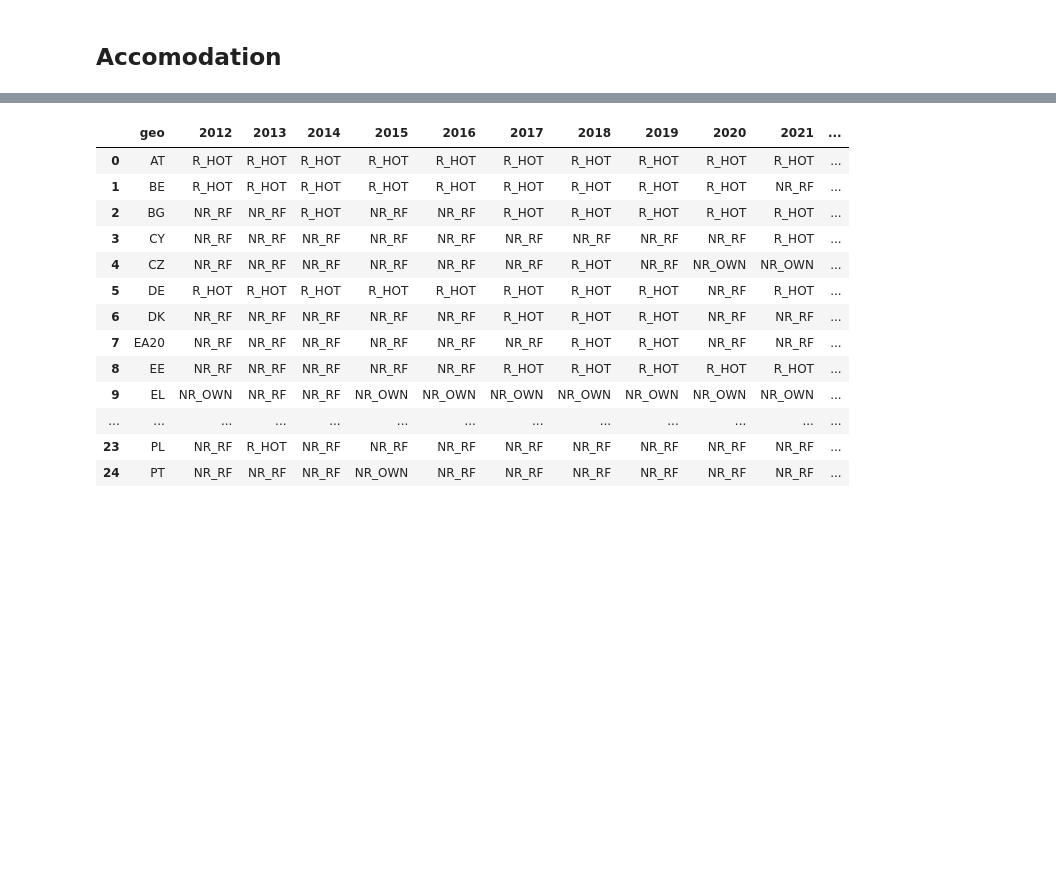
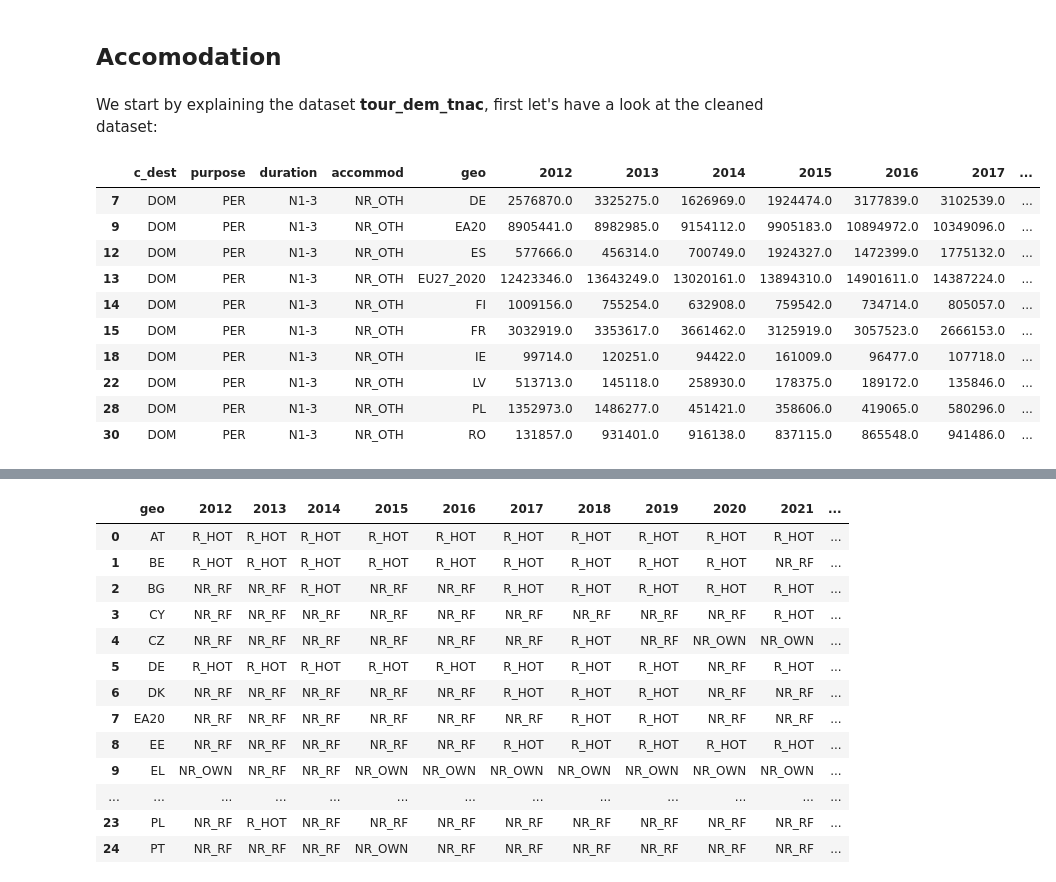
Before and after one commit to com-480-data-visualization/EUFLOW, a Jupyter notebook: analysis.ipynb, the cells around one changed output, grey strips where cells are left out. Cells and saved outputs as stored; diff of their text form; code cells hidden in the pictures; blank space fills up the shorter version.

```diff
--- a/analysis.ipynb
+++ b/analysis.ipynb
@@ -477,2 +512,18 @@ plt.show()
 # %% [markdown]
 ## Accomodation
+# %% [markdown]
+We start by explaining the dataset **tour_dem_tnac**, first let's have a look at the cleaned dataset:
+# %%
+tnac_cleaned.head(10)
+# %% [output]
+|  | c_dest | purpose | duration | accommod | geo | 2012 | 2013 | 2014 | 2015 | 2016 | 2017 | ... |
+| 7 | DOM | PER | N1-3 | NR_OTH | DE | 2576870.0 | 3325275.0 | 1626969.0 | 1924474.0 | 3177839.0 | 3102539.0 | ... |
+| 9 | DOM | PER | N1-3 | NR_OTH | EA20 | 8905441.0 | 8982985.0 | 9154112.0 | 9905183.0 | 10894972.0 | 10349096.0 | ... |
+| 12 | DOM | PER | N1-3 | NR_OTH | ES | 577666.0 | 456314.0 | 700749.0 | 1924327.0 | 1472399.0 | 1775132.0 | ... |
+| 13 | DOM | PER | N1-3 | NR_OTH | EU27_2020 | 12423346.0 | 13643249.0 | 13020161.0 | 13894310.0 | 14901611.0 | 14387224.0 | ... |
+| 14 | DOM | PER | N1-3 | NR_OTH | FI | 1009156.0 | 755254.0 | 632908.0 | 759542.0 | 734714.0 | 805057.0 | ... |
+| 15 | DOM | PER | N1-3 | NR_OTH | FR | 3032919.0 | 3353617.0 | 3661462.0 | 3125919.0 | 3057523.0 | 2666153.0 | ... |
+| 18 | DOM | PER | N1-3 | NR_OTH | IE | 99714.0 | 120251.0 | 94422.0 | 161009.0 | 96477.0 | 107718.0 | ... |
+| 22 | DOM | PER | N1-3 | NR_OTH | LV | 513713.0 | 145118.0 | 258930.0 | 178375.0 | 189172.0 | 135846.0 | ... |
+| 28 | DOM | PER | N1-3 | NR_OTH | PL | 1352973.0 | 1486277.0 | 451421.0 | 358606.0 | 419065.0 | 580296.0 | ... |
+| 30 | DOM | PER | N1-3 | NR_OTH | RO | 131857.0 | 931401.0 | 916138.0 | 837115.0 | 865548.0 | 941486.0 | ... |
```
Also changed, not shown: parts of 4 cells of this notebook.
